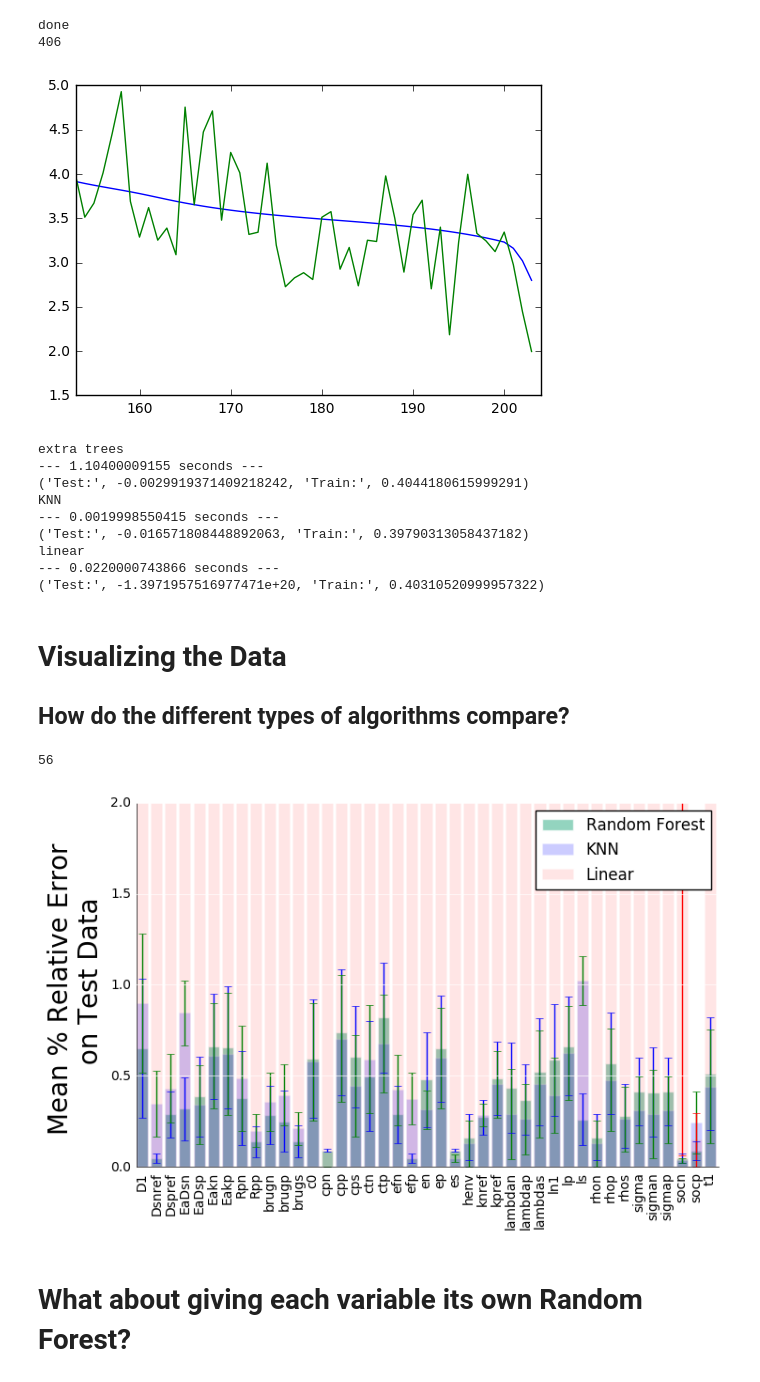
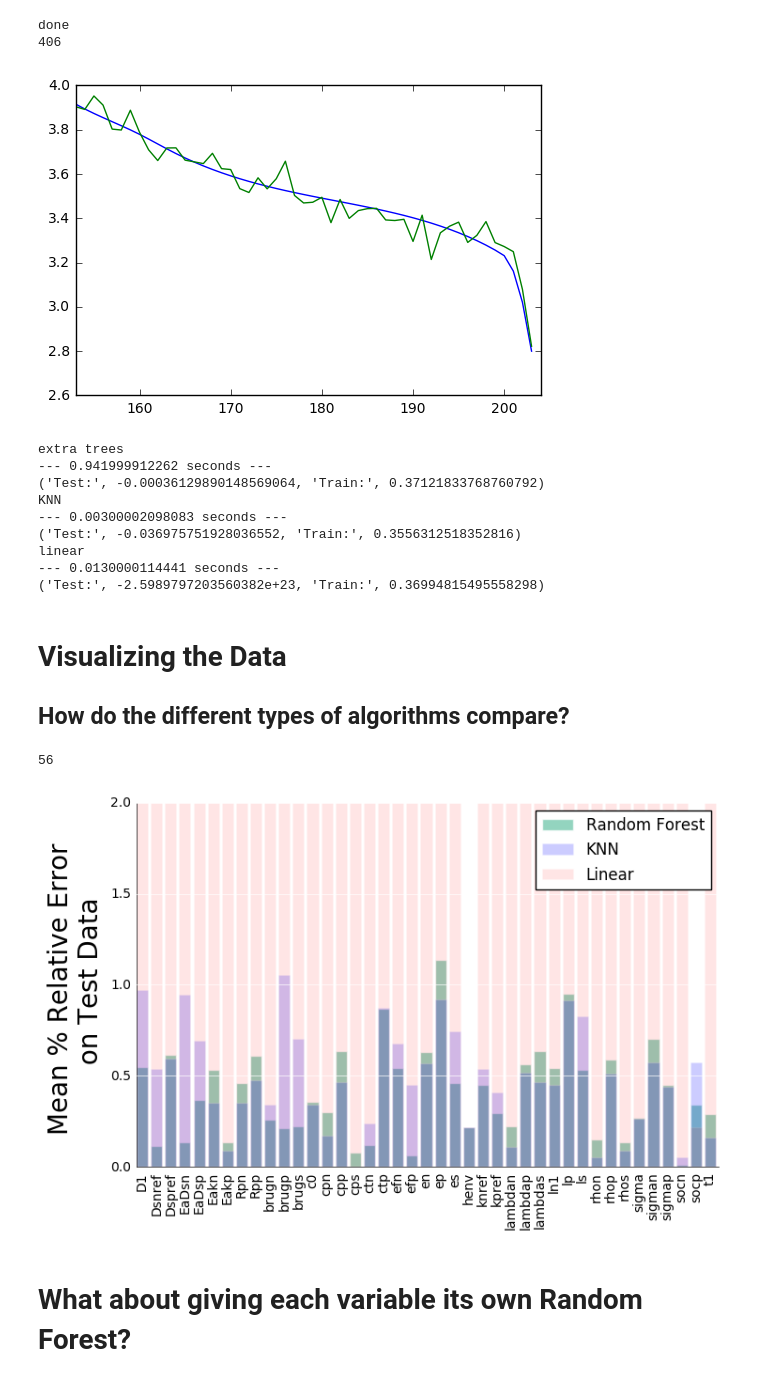
Before and after one commit to ndawsonelli/ECSUW_machine_learning_demo, a Jupyter notebook: SPM_Model.ipynb, the cells around one changed output. Cells and saved outputs as stored; diff of their text form; code cells hidden in the pictures.

```diff
--- a/SPM_Model.ipynb
+++ b/SPM_Model.ipynb
@@ -11,7 +11,7 @@ import random
 %matplotlib inline
 
 n_mult=1
-noise_level=.5
+noise_level=.05
 
 directory= './Data/Local Sensitivity/'
 # directory = './Data/Global Sensitivity'
@@ -132,7 +132,7 @@ for i in range(1):
 plt.xlim(153,204)
 plt.show()
 # %% [output]
-[figure, old version]
+[figure, new version]
 # %%
 # Running different Regression methods
 from sklearn.ensemble import ExtraTreesRegressor
@@ -163,14 +163,14 @@ print("--- %s seconds ---" % (time.time() - start_time))
 print('Test:', lin.score(X_test,Y_test), 'Train:', lin.score(X_train,Y_train))
 # %% [output]
 extra trees
---- 1.10400009155 seconds ---
-('Test:', -0.0029919371409218242, 'Train:', 0.4044180615999291)
+--- 0.941999912262 seconds ---
+('Test:', -0.00036129890148569064, 'Train:', 0.37121833768760792)
 KNN
---- 0.0019998550415 seconds ---
-('Test:', -0.016571808448892063, 'Train:', 0.39790313058437182)
+--- 0.00300002098083 seconds ---
+('Test:', -0.036975751928036552, 'Train:', 0.3556312518352816)
 linear
---- 0.0220000743866 seconds ---
-('Test:', -1.3971957516977471e+20, 'Train:', 0.40310520999957322)
+--- 0.0130000114441 seconds ---
+('Test:', -2.5989797203560382e+23, 'Train:', 0.36994815495558298)
 # %% [markdown]
 # Visualizing the Data
 ## How do the different types of algorithms compare?
@@ -215,37 +215,37 @@ results3 = np.array(aaa)
 means3 = np.ndarray(shape=(P.shape[1],))
 stds3 = np.ndarray(shape=(P.shape[1],))
 
 
 for p in range(results1.shape[0]):
     mean1 = results1[p].mean()
     std1 = results1[p].std()
     mean2 = results2[p].mean()
     std2 = results2[p].std()
     mean3 = results3[p].mean()
     std3 = results3[p].std()
 
     means1[p] = mean1
     stds1[p] = std1/np.sqrt(results1.shape[1])
     means2[p] = mean2
     stds2[p] = std2/np.sqrt(results2.shape[1])
     means3[p] = mean3
     stds3[p] = std3/np.sqrt(results3.shape[1])
 fig = plt.figure(1, figsize=(8,5))
-ppl.bar(range(results1.shape[0]), means1*100, yerr=stds1*100,
+ppl.bar(range(results1.shape[0]), means1*100,
         xticklabels=names, grid='y', alpha=0.7,label='Random Forest') # etr
-ppl.bar(range(results2.shape[0]), means2*100, yerr=stds2*100,
+ppl.bar(range(results2.shape[0]), means2*100,
         grid='y', color='b', alpha=0.2,label='KNN') # knn
-ppl.bar(range(results3.shape[0]), means3*100, yerr=stds3*100,
+ppl.bar(range(results3.shape[0]), means3*100,
         grid='y', color='r', alpha=0.1, label='Linear') # lin
 plt.ylim(0,2)
 plt.legend()
 plt.ylabel('Mean % Relative Error \n on Test Data', fontsize=20)
 plt.xticks(rotation='vertical', ha='center')
 plt.xlim(0,41)
 plt.show()
 # %% [output]
 56
-[figure, old version]
+[figure, new version]
 # %% [markdown]
 # What about giving each variable its own Random Forest?
 # %%
```
Also changed, not shown: parts of 5 cells of this notebook.
